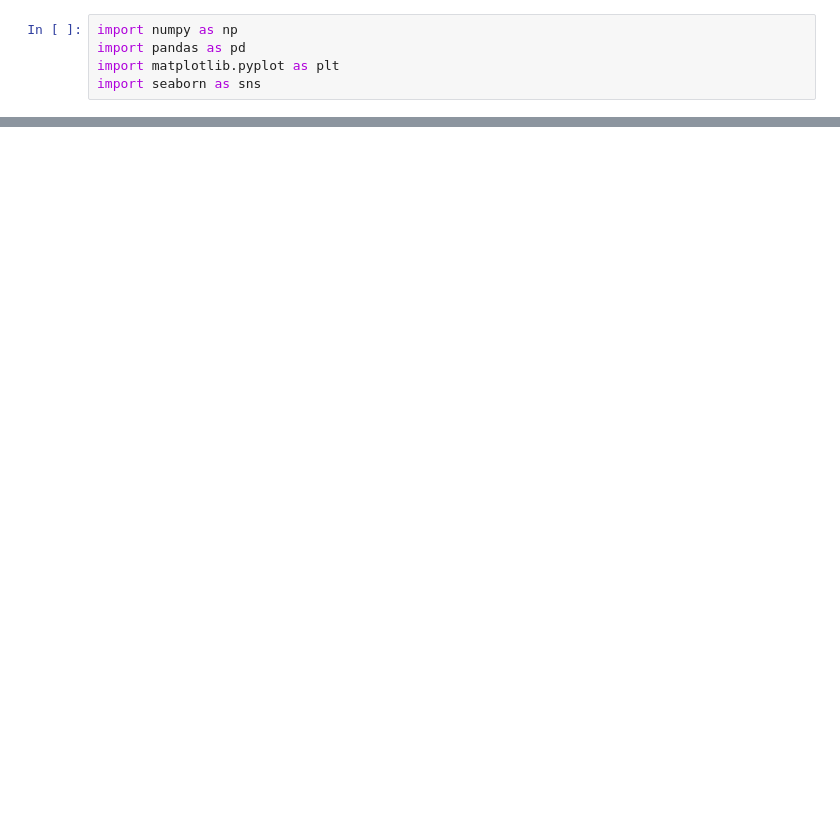
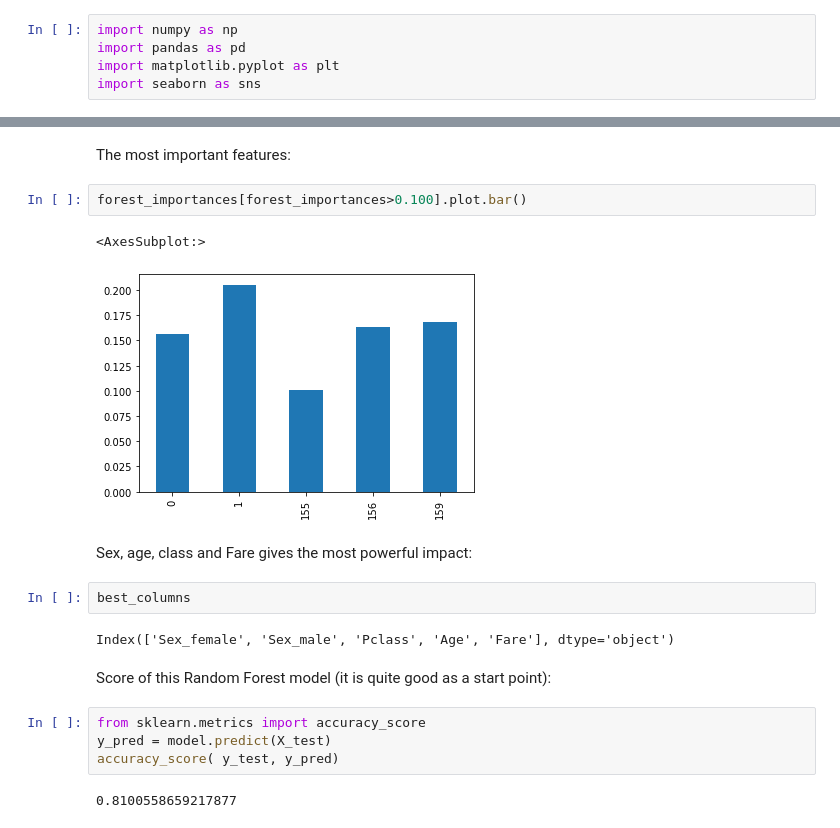
Before and after one commit to dolium/ml_course_project_bogdan_salyp, a Jupyter notebook: titanic_model.ipynb, the cells around one changed output, grey strips where cells are left out. Saved outputs shown, nothing was run; the diff lists cells and outputs as text; blank space fills up the shorter version.

```diff
--- a/titanic_model.ipynb
+++ b/titanic_model.ipynb
@@ -39,0 +132,21 @@ Successfully installed pip-22.0.4
+# %% [markdown]
+The most important features:
+# %%
+forest_importances[forest_importances>0.100].plot.bar()
+# %% [output]
+<AxesSubplot:>
+[figure, added]
+# %% [markdown]
+Sex, age, class and Fare gives the most powerful impact:
+# %%
+best_columns
+# %% [output]
+Index(['Sex_female', 'Sex_male', 'Pclass', 'Age', 'Fare'], dtype='object')
+# %% [markdown]
+Score of this Random Forest model (it is quite good as a start point):
+# %%
+from sklearn.metrics import accuracy_score
+y_pred = model.predict(X_test)
+accuracy_score( y_test, y_pred)
+# %% [output]
+0.8100558659217877
```
Also changed, not shown: parts of 25 cells of this notebook, 2 other files.
